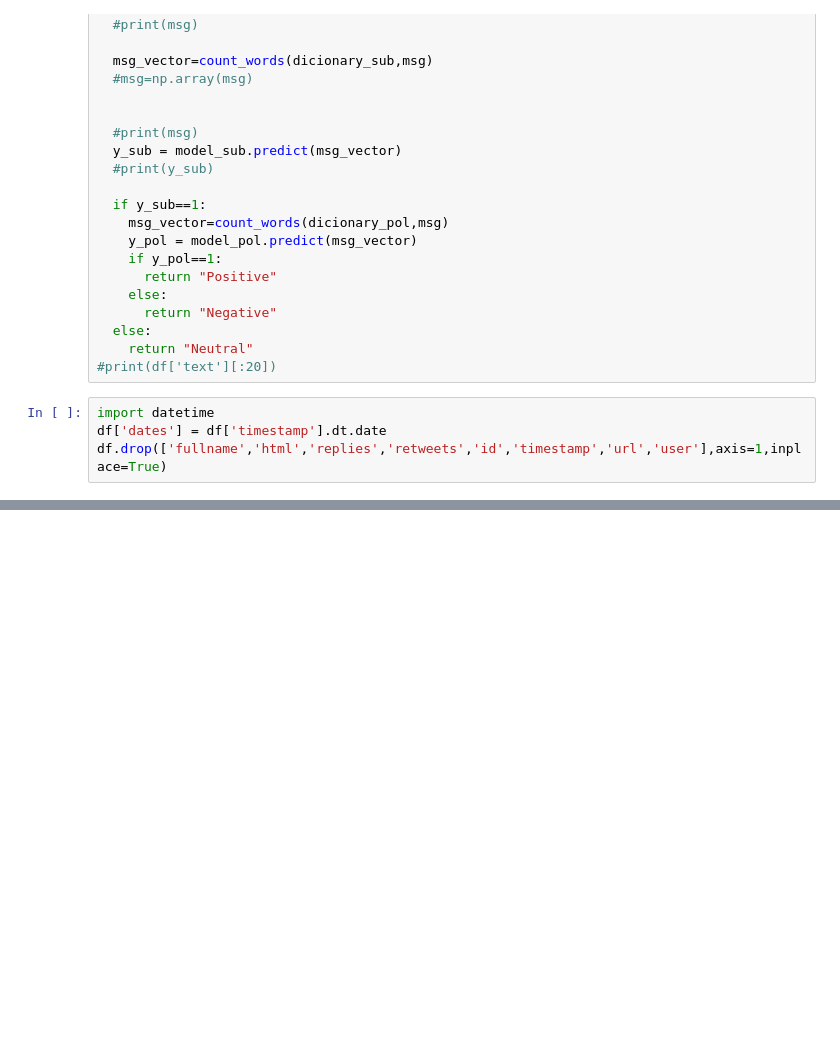
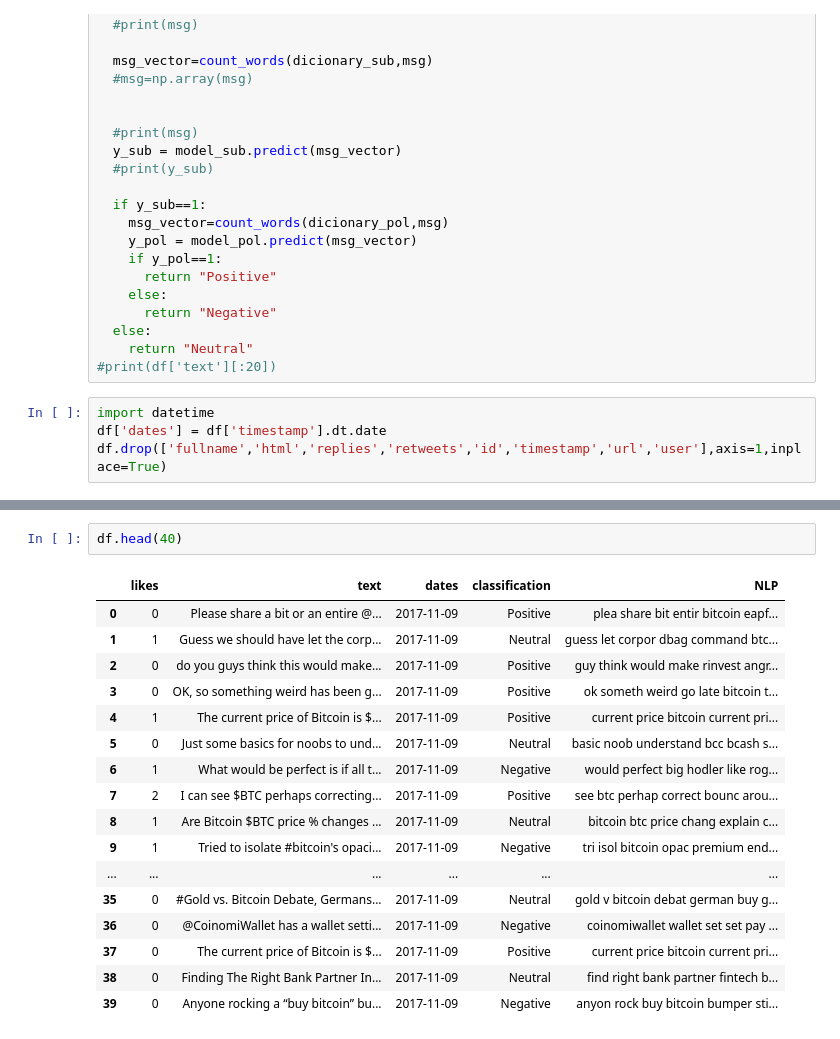
Before and after one commit to ric-clemente/Crypto_Sentiment_vs_Price, a Jupyter notebook: Crypto_Sentiment.ipynb, the cells around one changed output, grey strips where cells are left out. Drawn from its saved outputs; the diff is of its cells as text; blank space fills up the shorter version.

```diff
--- a/Crypto_Sentiment.ipynb
+++ b/Crypto_Sentiment.ipynb
@@ -506,3 +508,23 @@ df.head(20)
+# %%
+df.head(40)
+# %% [output]
+|  | likes | text | dates | classification | NLP |
+| 0 | 0 | Please share a bit or an entire @... | 2017-11-09 | Positive | plea share bit entir bitcoin eapf... |
+| 1 | 1 | Guess we should have let the corp... | 2017-11-09 | Neutral | guess let corpor dbag command btc... |
+| 2 | 0 | do you guys think this would make... | 2017-11-09 | Positive | guy think would make rinvest angr... |
+| 3 | 0 | OK, so something weird has been g... | 2017-11-09 | Positive | ok someth weird go late bitcoin t... |
+| 4 | 1 | The current price of Bitcoin is $... | 2017-11-09 | Positive | current price bitcoin current pri... |
+| 5 | 0 | Just some basics for noobs to und... | 2017-11-09 | Neutral | basic noob understand bcc bcash s... |
+| 6 | 1 | What would be perfect is if all t... | 2017-11-09 | Negative | would perfect big hodler like rog... |
+| 7 | 2 | I can see $BTC perhaps correcting... | 2017-11-09 | Positive | see btc perhap correct bounc arou... |
+| 8 | 1 | Are Bitcoin $BTC price % changes ... | 2017-11-09 | Neutral | bitcoin btc price chang explain c... |
+| 9 | 1 | Tried to isolate #bitcoin's opaci... | 2017-11-09 | Negative | tri isol bitcoin opac premium end... |
+| ... | ... | ... | ... | ... | ... |
+| 35 | 0 | #Gold vs. Bitcoin Debate, Germans... | 2017-11-09 | Neutral | gold v bitcoin debat german buy g... |
+| 36 | 0 | @CoinomiWallet has a wallet setti... | 2017-11-09 | Negative | coinomiwallet wallet set set pay ... |
+| 37 | 0 | The current price of Bitcoin is $... | 2017-11-09 | Positive | current price bitcoin current pri... |
+| 38 | 0 | Finding The Right Bank Partner In... | 2017-11-09 | Neutral | find right bank partner fintech b... |
+| 39 | 0 | Anyone rocking a “buy bitcoin” bu... | 2017-11-09 | Negative | anyon rock buy bitcoin bumper sti... |
 # %%
 import requests
 def price_historical(symbol, comparison_symbol, limit, aggregate, exchange,timeframe):
```
Also changed, not shown: parts of 18 cells of this notebook.
